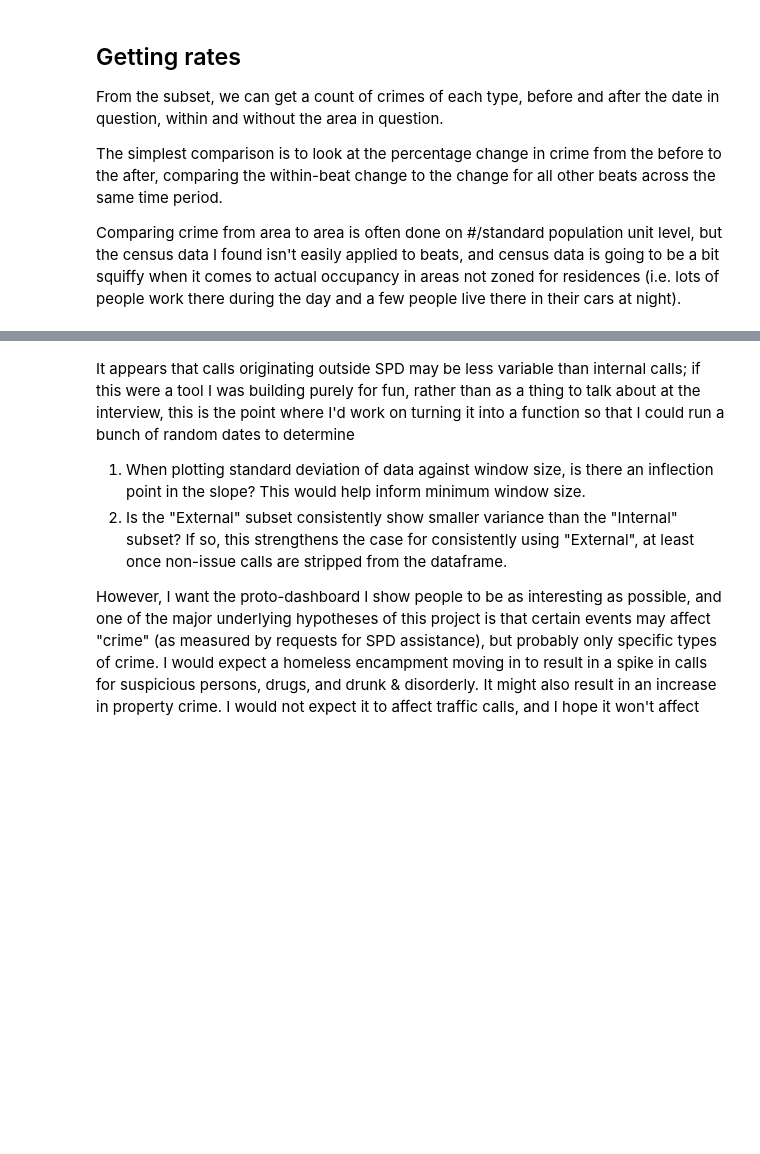
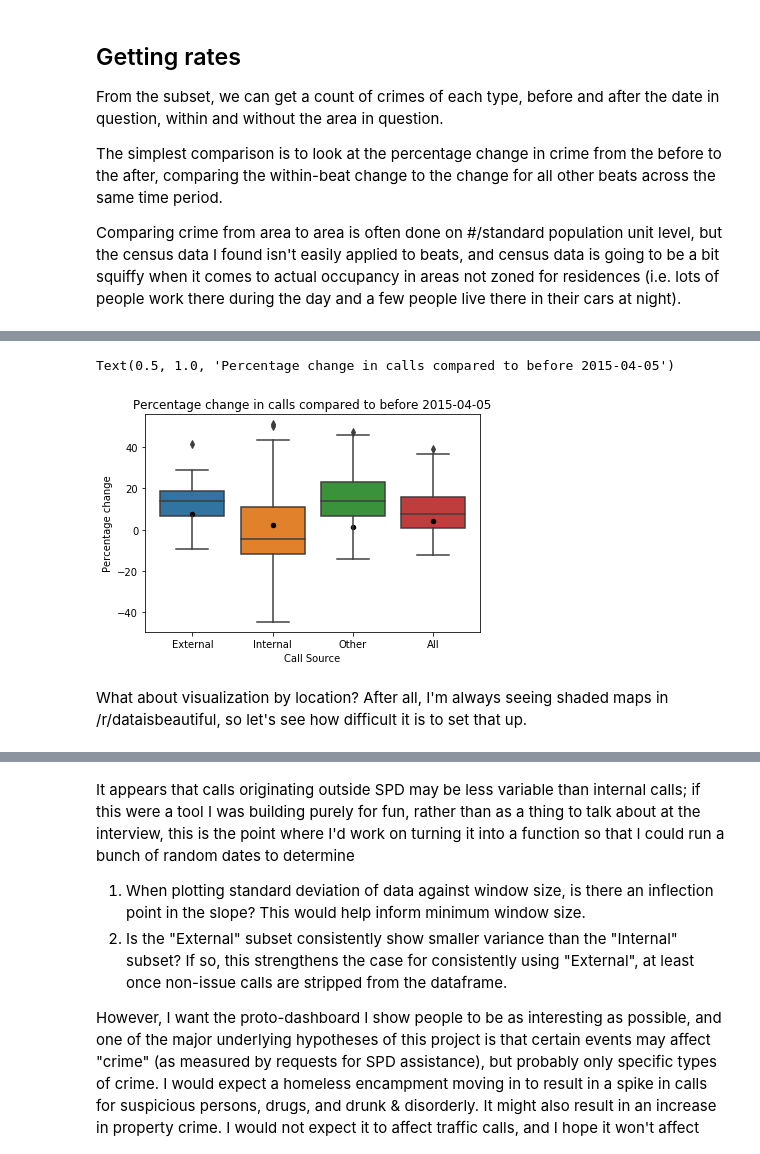
Before and after one commit to celloyd/911-before-after-event, a Jupyter notebook: 911 logs before-after.ipynb, the cells around one changed output, grey strips where cells are left out. Cells and saved outputs as stored; diff of their text form; code cells hidden in the pictures; blank space fills up the shorter version.

```diff
--- a/911 logs before-after.ipynb
+++ b/911 logs before-after.ipynb
@@ -191,0 +224,11 @@ sbn.boxplot(data = test_bef_af)
+# %%
+data_plot = sbn.boxplot(data = test_bef_af)
+beat_of_interest_frame.plot.scatter(x = "index", y = event_location, ax = data_plot, color = "black")
+data_plot.set_xlabel("Call Source")
+data_plot.set_ylabel("Percentage change")
+data_plot.set_title("Percentage change in calls compared to before " + str(event_date))
+# %% [output]
+Text(0.5, 1.0, 'Percentage change in calls compared to before 2015-04-05')
+[figure, added]
+# %% [markdown]
+What about visualization by location? After all, I'm always seeing shaded maps in /r/dataisbeautiful, so let's see how difficult it is to set that up.
```
Also changed, not shown: parts of 6 cells of this notebook.
